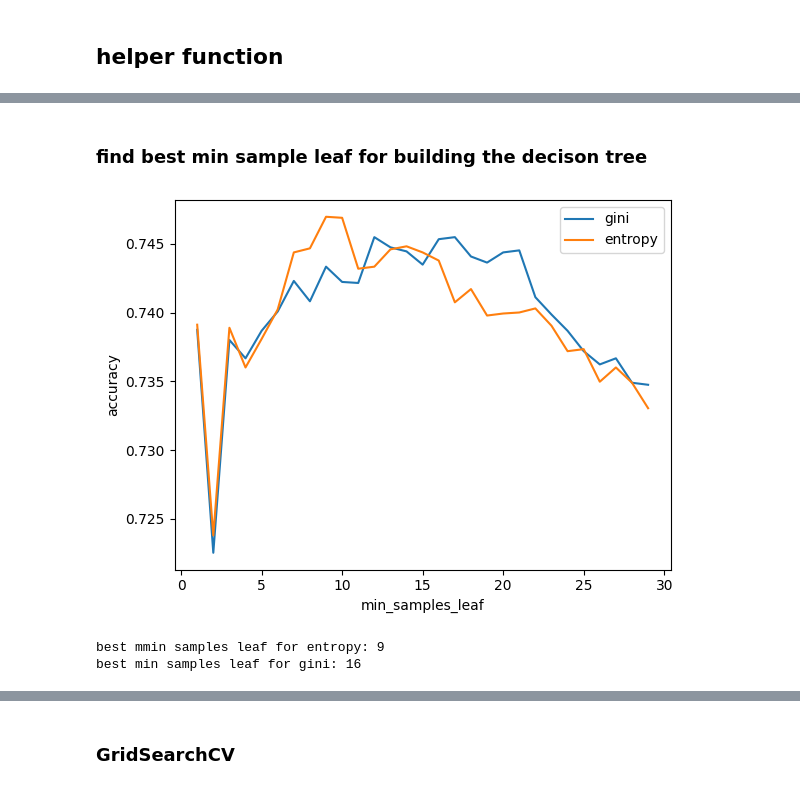
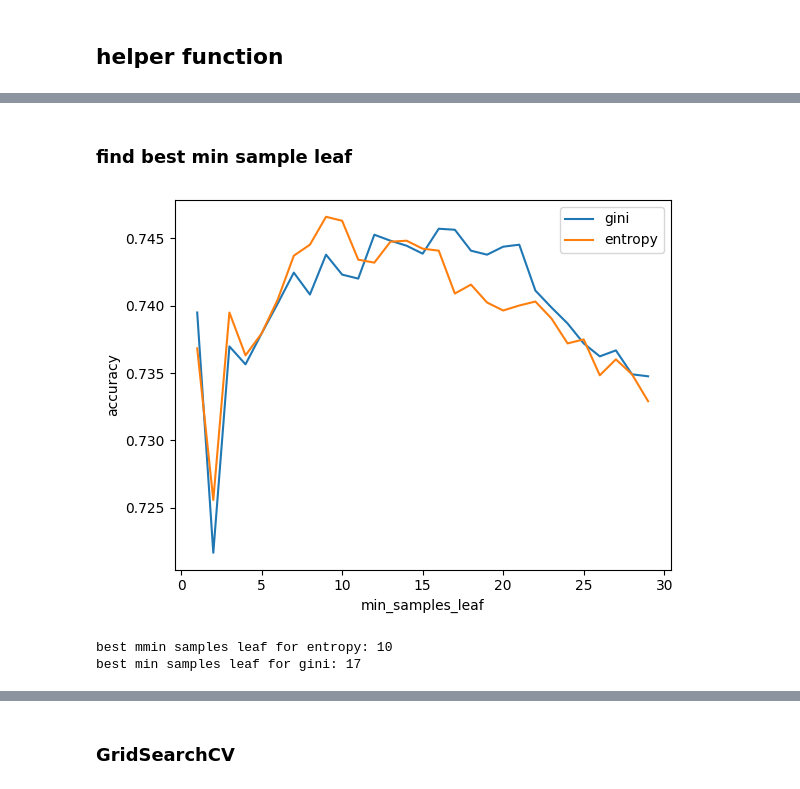
Before and after one commit to amirkasaei/Decision-Tree-Classifier-with-scikit-learn, a Jupyter notebook: Decision_Tree.ipynb, the cells around one changed output, grey strips where cells are left out. Cells and saved outputs as stored; diff of their text form; code cells hidden in the pictures.

```diff
--- a/Decision_Tree.ipynb
+++ b/Decision_Tree.ipynb
@@ -94,3 +94,4 @@ x.shape, y.shape
 # %%
 # Split dataset into training set and test set
-x_train, x_test, y_train, y_test = train_test_split(x, y, test_size=0.2, random_state=1)
+x_train, x_test, y_train, y_test = train_test_split(x, y, test_size=0.1, random_state=1)
+x_train, x_valid, y_train, y_valid = train_test_split(x_train, y_train, test_size=0.2, random_state=1)
@@ -115,18 +158,20 @@ def plot_confusionmatrix(y_train_pred,y_train,dom):
 max_depth = []
 acc_gini = []
 acc_entropy = []
-for i in range(10,40):
+start = 10
+end = 40
+for i in range(start, end):
   # decision tree with gini
   dtree = DecisionTreeClassifier(criterion='gini', max_depth=i)
   dtree.fit(x_train, y_train)
-  pred = dtree.predict(x_test)
-  acc_gini.append(accuracy_score(y_test,pred))
+  pred = dtree.predict(x_valid)
+  acc_gini.append(accuracy_score(y_valid,pred))
 
   # decision tree with entropy
   dtree = DecisionTreeClassifier(criterion='entropy', max_depth=i)
   dtree.fit(x_train, y_train)
-  pred = dtree.predict(x_test)
-  acc_entropy.append(accuracy_score(y_test, pred))
+  pred = dtree.predict(x_valid)
+  acc_entropy.append(accuracy_score(y_valid, pred))
 
   max_depth.append(i)
   d = pd.DataFrame({'acc_gini':pd.Series(acc_gini), 'acc_entropy':pd.Series(acc_entropy), 'max_depth':pd.Series(max_depth)})# visualizing changes in parameters
@@ -136,6 +181,6 @@ plt.xlabel('max_depth')
 plt.ylabel('accuracy')
 plt.legend()
 
-best_ent_max_depth = np.argmax(acc_entropy) + 1
-best_gini_max_depth = np.argmax(acc_gini) + 1
+best_ent_max_depth = np.argmax(acc_entropy) + 1 + start
+best_gini_max_depth = np.argmax(acc_gini) + 1 + start
 # %% [output]
@@ -151,7 +196,9 @@ best max depth for gini: 5
 min_samples_split = []
 acc_gini = []
 acc_entropy = []
-for i in range(2, 100):
+start = 2
+end = 100
+for i in range(start, end):
   # decision tree with gini
   dtree = DecisionTreeClassifier(criterion='gini', min_samples_split=i)
   dtree.fit(x_train, y_train)
@@ -172,6 +219,6 @@ plt.xlabel('min_samples_split')
 plt.ylabel('accuracy')
 plt.legend()
 
-best_ent_min_samples_split = np.argmax(acc_entropy) + 1
-best_gini_min_samples_split = np.argmax(acc_gini) + 1
+best_ent_min_samples_split = np.argmax(acc_entropy) + 1 + start
+best_gini_min_samples_split = np.argmax(acc_gini) + 1 + start
 # %% [output]
@@ -184,36 +231,38 @@ best min samples split for gini: 36
 # %% [markdown]
-### **find best min sample leaf for building the decison tree**
+### **find best min sample leaf**
 # %%
 min_samples_leaf = []
 acc_gini = []
 acc_entropy = []
-for i in range(1, 30):
+start = 1
+end = 30
+for i in range(start, end):
   # decision tree with gini
   dtree = DecisionTreeClassifier(criterion='gini', min_samples_leaf=i)
   dtree.fit(x_train, y_train)
-  pred = dtree.predict(x_test)
-  acc_gini.append(accuracy_score(y_test,pred))
+  pred = dtree.predict(x_valid)
+  acc_gini.append(accuracy_score(y_valid,pred))
 
   # decision tree with entropy
   dtree = DecisionTreeClassifier(criterion='entropy', min_samples_leaf=i)
   dtree.fit(x_train, y_train)
-  pred = dtree.predict(x_test)
-  acc_entropy.append(accuracy_score(y_test, pred))
+  pred = dtree.predict(x_valid)
+  acc_entropy.append(accuracy_score(y_valid, pred))
 
   min_samples_leaf.append(i)
   d = pd.DataFrame({'acc_gini':pd.Series(acc_gini), 'acc_entropy':pd.Series(acc_entropy), 'min_samples_leaf':pd.Series(min_samples_leaf)})# visualizing changes in parameters
 plt.plot('min_samples_leaf','acc_gini', data=d, label='gini')
 plt.plot('min_samples_leaf','acc_entropy', data=d, label='entropy')
 plt.xlabel('min_samples_leaf')
 plt.ylabel('accuracy')
 plt.legend()
 
-best_ent_min_samples_leaf = np.argmax(acc_entropy) + 1
-best_gini_min_samples_leaf = np.argmax(acc_gini) + 1
+best_ent_min_samples_leaf = np.argmax(acc_entropy) + 1 +start
+best_gini_min_samples_leaf = np.argmax(acc_gini) + 1 + start
 # %% [output]
-[figure, old version]
+[figure, new version]
 # %%
-print('best mmin samples leaf for entropy:', best_ent_min_samples_leaf, '\nbest min samples leaf for gini:', best_gini_min_samples_leaf)
+print('best min samples leaf for entropy:', best_ent_min_samples_leaf, '\nbest min samples leaf for gini:', best_gini_min_samples_leaf)
 # %% [output]
-best mmin samples leaf for entropy: 9
-best min samples leaf for gini: 16
+best mmin samples leaf for entropy: 10
+best min samples leaf for gini: 17
```
Also changed, not shown: parts of 28 cells of this notebook.
